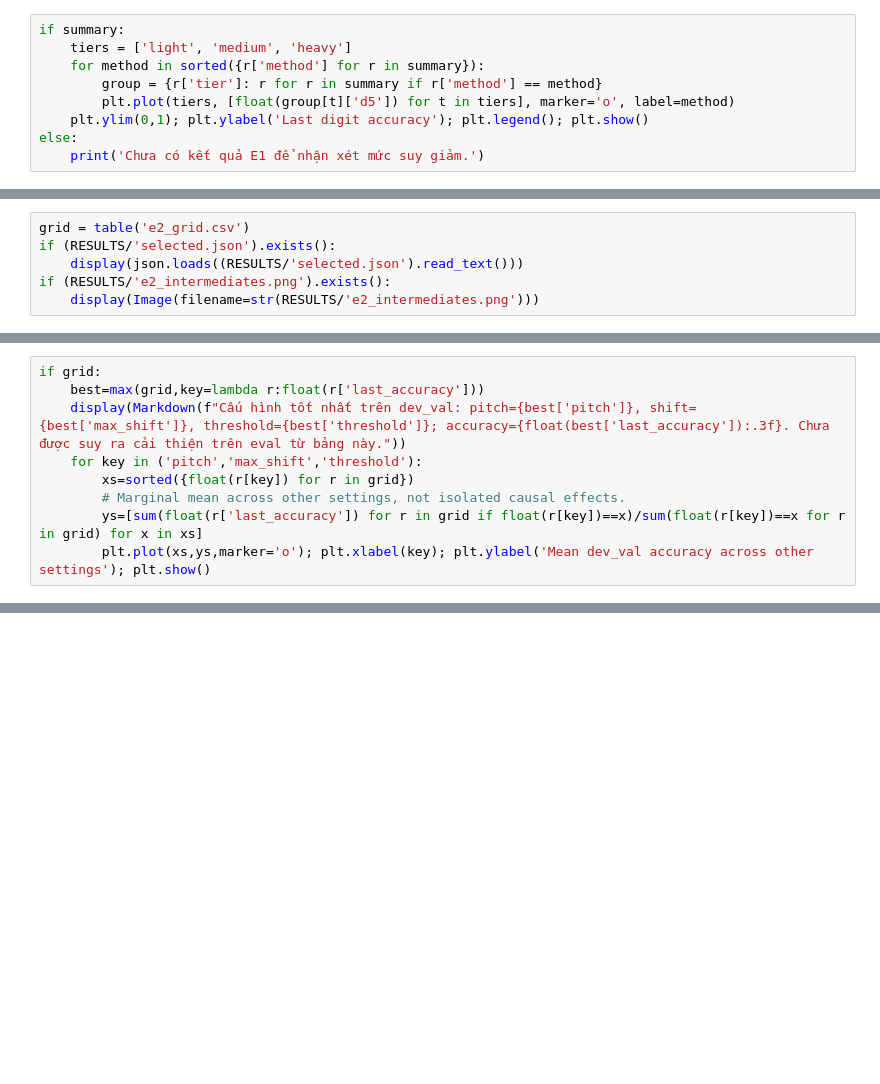
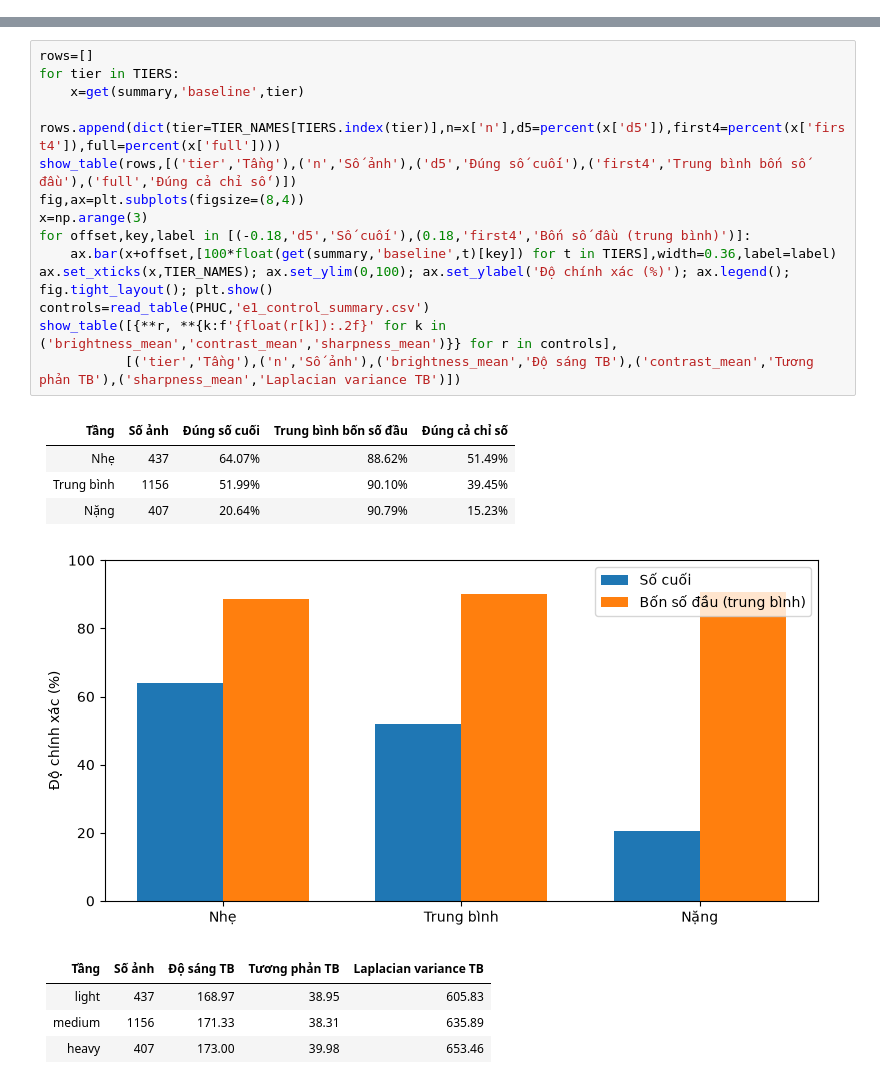
Before and after one commit to qivarnq3g/cv-water-meter-reading, a Jupyter notebook: notebooks/phuc_experiments.ipynb, the cells around one changed output, grey strips where cells are left out. Cells and saved outputs as stored; diff of their text form; blank space fills up the shorter version.

Commit message:
Complete Phuc E1-E4 notebook with Quang results and consistency checks

```diff
--- a/notebooks/phuc_experiments.ipynb
+++ b/notebooks/phuc_experiments.ipynb
@@ -63,9 +0,0 @@ controls = table('e1_control_summary.csv')
-# %%
-if summary:
-    tiers = ['light', 'medium', 'heavy']
-    for method in sorted({r['method'] for r in summary}):
-        group = {r['tier']: r for r in summary if r['method'] == method}
-        plt.plot(tiers, [float(group[t]['d5']) for t in tiers], marker='o', label=method)
-    plt.ylim(0,1); plt.ylabel('Last digit accuracy'); plt.legend(); plt.show()
-else:
-    print('Chưa có kết quả E1 để nhận xét mức suy giảm.')
@@ -78,6 +0,0 @@ Pitch điều chỉnh khoảng cách giữa hai chữ số; bán kính dịch ng
-# %%
-grid = table('e2_grid.csv')
-if (RESULTS/'selected.json').exists():
-    display(json.loads((RESULTS/'selected.json').read_text()))
-if (RESULTS/'e2_intermediates.png').exists():
-    display(Image(filename=str(RESULTS/'e2_intermediates.png')))
@@ -109,9 +0,0 @@ if (RESULTS/'e2_intermediates.png').exists():
-# %%
-if grid:
-    best=max(grid,key=lambda r:float(r['last_accuracy']))
-    display(Markdown(f"Cấu hình tốt nhất trên dev_val: pitch={best['pitch']}, shift={best['max_shift']}, threshold={best['threshold']}; accuracy={float(best['last_accuracy']):.3f}. Chưa được suy ra cải thiện trên eval từ bảng này."))
-    for key in ('pitch','max_shift','threshold'):
-        xs=sorted({float(r[key]) for r in grid})
-        # Marginal mean across other settings, not isolated causal effects.
-        ys=[sum(float(r['last_accuracy']) for r in grid if float(r[key])==x)/sum(float(r[key])==x for r in grid) for x in xs]
-        plt.plot(xs,ys,marker='o'); plt.xlabel(key); plt.ylabel('Mean dev_val accuracy across other settings'); plt.show()
@@ -179,0 +62,26 @@ Notebook phuc_experiments.ipynb tổng hợp E1/E2 từ CSV thật, có đồ th
+# %%
+rows=[]
+for tier in TIERS:
+    x=get(summary,'baseline',tier)
+    rows.append(dict(tier=TIER_NAMES[TIERS.index(tier)],n=x['n'],d5=percent(x['d5']),first4=percent(x['first4']),full=percent(x['full'])))
+show_table(rows,[('tier','Tầng'),('n','Số ảnh'),('d5','Đúng số cuối'),('first4','Trung bình bốn số đầu'),('full','Đúng cả chỉ số')])
+fig,ax=plt.subplots(figsize=(8,4))
+x=np.arange(3)
+for offset,key,label in [(-0.18,'d5','Số cuối'),(0.18,'first4','Bốn số đầu (trung bình)')]:
+    ax.bar(x+offset,[100*float(get(summary,'baseline',t)[key]) for t in TIERS],width=0.36,label=label)
+ax.set_xticks(x,TIER_NAMES); ax.set_ylim(0,100); ax.set_ylabel('Độ chính xác (%)'); ax.legend(); fig.tight_layout(); plt.show()
+controls=read_table(PHUC,'e1_control_summary.csv')
+show_table([{**r, **{k:f'{float(r[k]):.2f}' for k in ('brightness_mean','contrast_mean','sharpness_mean')}} for r in controls],
+           [('tier','Tầng'),('n','Số ảnh'),('brightness_mean','Độ sáng TB'),('contrast_mean','Tương phản TB'),('sharpness_mean','Laplacian variance TB')])
+# %% [output]
+| Tầng | Số ảnh | Đúng số cuối | Trung bình bốn số đầu | Đúng cả chỉ số |
+| --- | --- | --- | --- | --- |
+| Nhẹ | 437 | 64.07% | 88.62% | 51.49% |
+| Trung bình | 1156 | 51.99% | 90.10% | 39.45% |
+| Nặng | 407 | 20.64% | 90.79% | 15.23% |
+[figure, added]
+| Tầng | Số ảnh | Độ sáng TB | Tương phản TB | Laplacian variance TB |
+| --- | --- | --- | --- | --- |
+| light | 437 | 168.97 | 38.95 | 605.83 |
+| medium | 1156 | 171.33 | 38.31 | 635.89 |
+| heavy | 407 | 173.00 | 39.98 | 653.46 |
```
Also changed, not shown: parts of 28 cells of this notebook, 3 other files.
